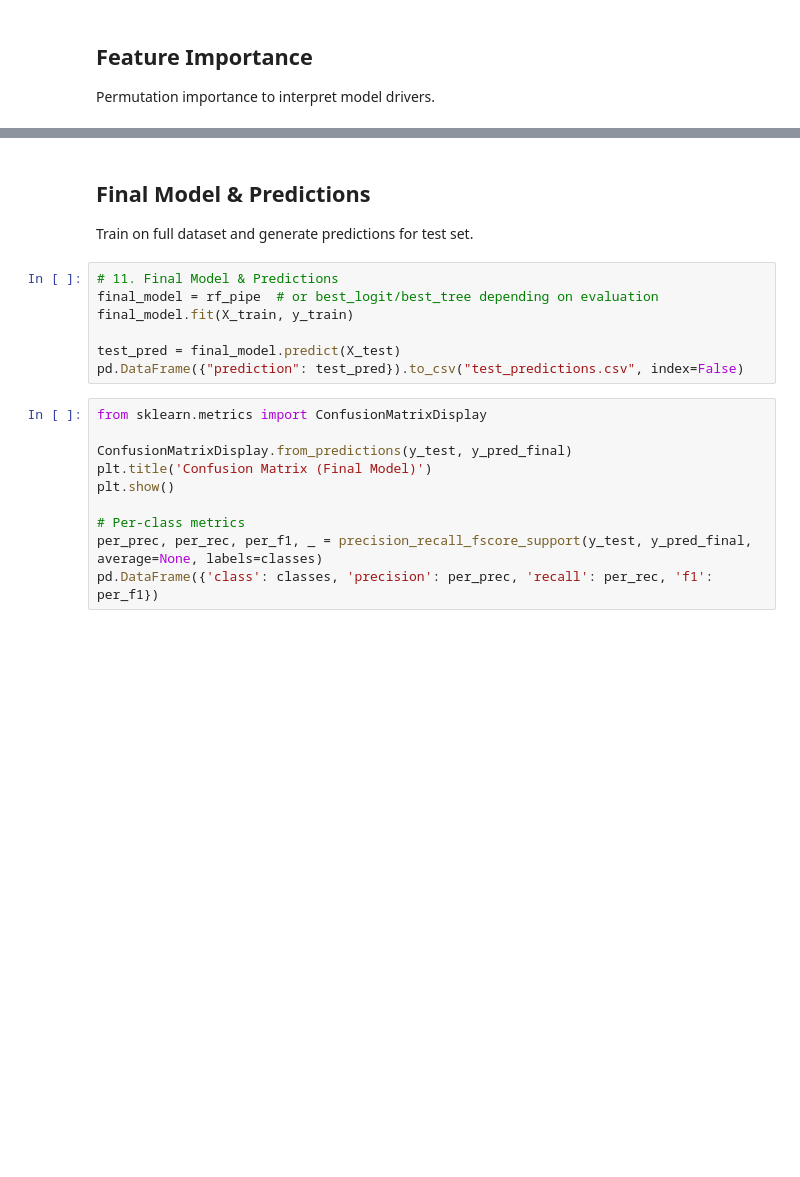
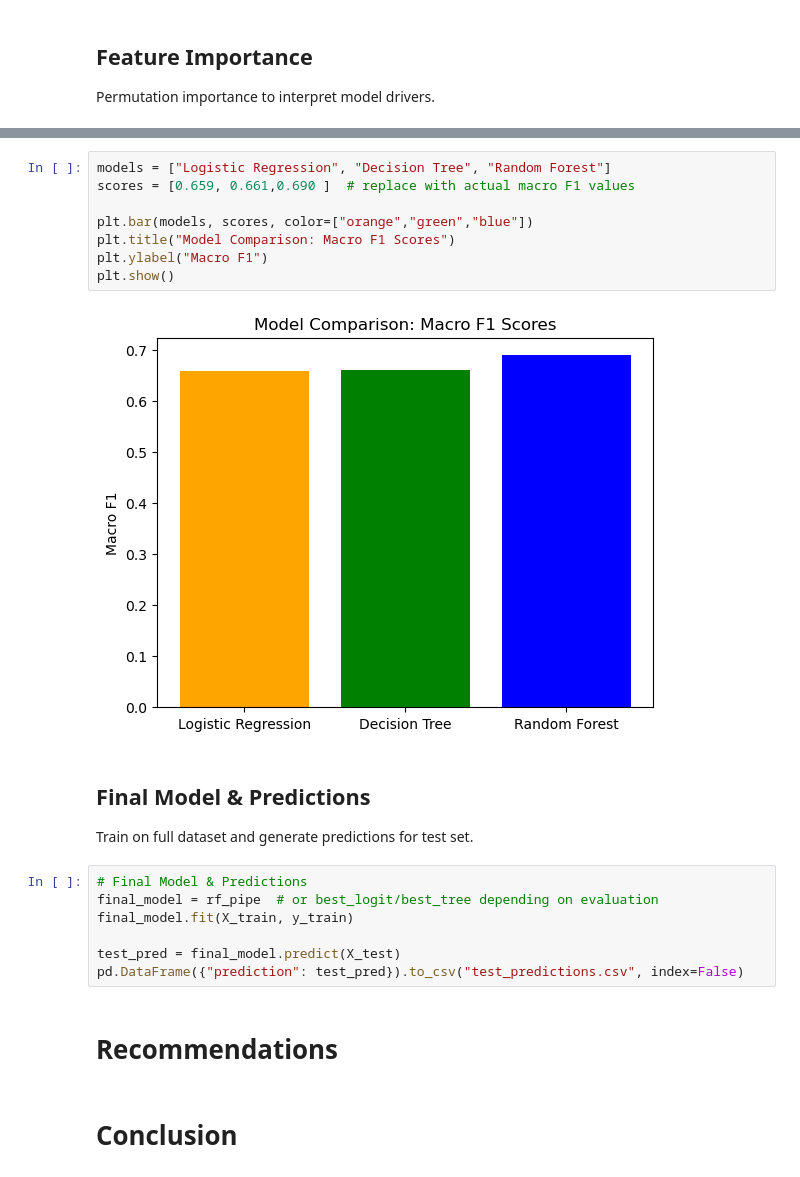
Before and after one commit to georgekuria-crypto/Phase_3_project, a Jupyter notebook: index.ipynb, the cells around one changed output, grey strips where cells are left out. Drawn from its saved outputs; the diff is of its cells as text; blank space fills up the shorter version.

```diff
--- a/index.ipynb
+++ b/index.ipynb
@@ -570,20 +619,24 @@ ValueError: All arrays must be of the same length
+# %%
+models = ["Logistic Regression", "Decision Tree", "Random Forest"]
+scores = [0.659, 0.661,0.690 ]  # replace with actual macro F1 values
+
+plt.bar(models, scores, color=["orange","green","blue"])
+plt.title("Model Comparison: Macro F1 Scores")
+plt.ylabel("Macro F1")
+plt.show()
+# %% [output]
+[figure, added]
 # %% [markdown]
 ## Final Model & Predictions
 Train on full dataset and generate predictions for test set.
 # %%
-# 11. Final Model & Predictions
+# Final Model & Predictions
 final_model = rf_pipe  # or best_logit/best_tree depending on evaluation
 final_model.fit(X_train, y_train)
 
 test_pred = final_model.predict(X_test)
 pd.DataFrame({"prediction": test_pred}).to_csv("test_predictions.csv", index=False)
-# %%
-from sklearn.metrics import ConfusionMatrixDisplay
-
-ConfusionMatrixDisplay.from_predictions(y_test, y_pred_final)
-plt.title('Confusion Matrix (Final Model)')
-plt.show()
-
-# Per-class metrics
-per_prec, per_rec, per_f1, _ = precision_recall_fscore_support(y_test, y_pred_final, average=None, labels=classes)
-pd.DataFrame({'class': classes, 'precision': per_prec, 'recall': per_rec, 'f1': per_f1})
+# %% [markdown]
+# Recommendations
+# %% [markdown]
+# Conclusion
```
Also changed, not shown: parts of 37 cells of this notebook, 1 other file.
